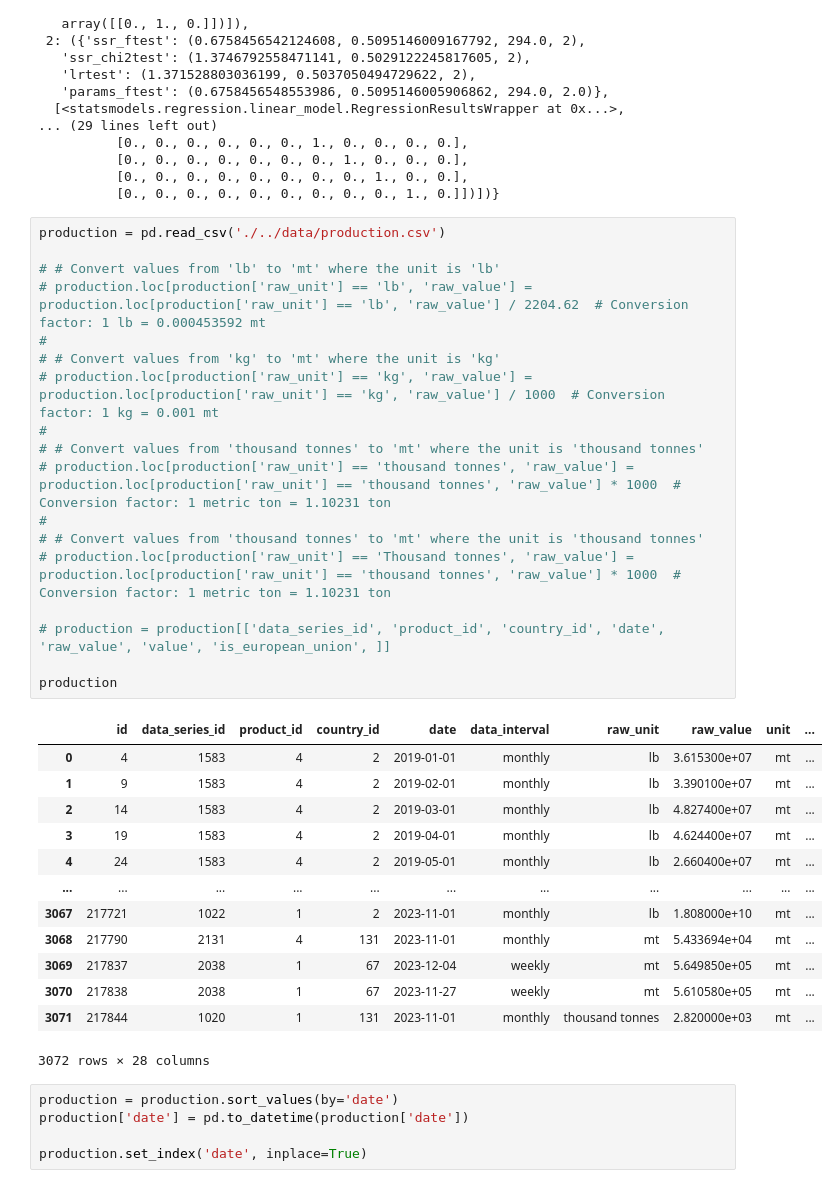
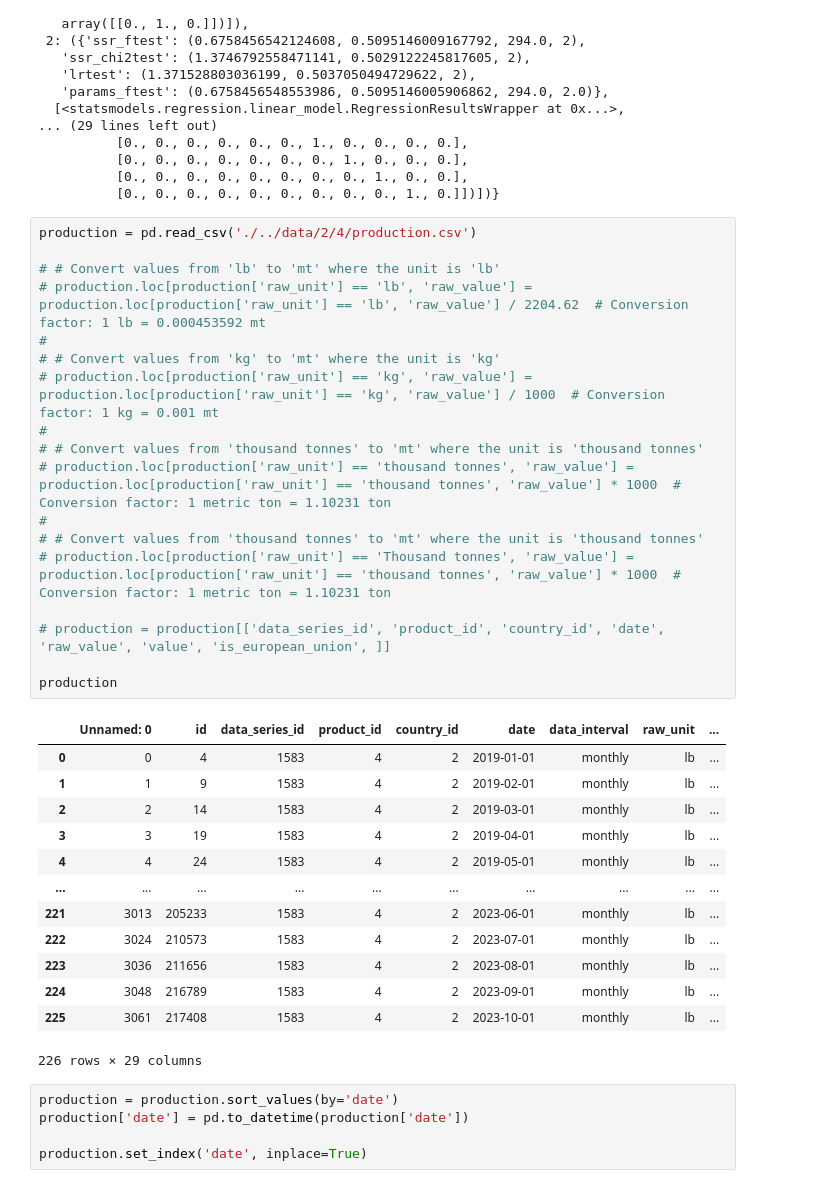
Before and after one commit to elahe-dastan/MilkMarketMaster, a Jupyter notebook: notebooks/demo.ipynb, the cells around one changed output. Cells and saved outputs as stored; diff of their text form.

```diff
--- a/notebooks/demo.ipynb
+++ b/notebooks/demo.ipynb
@@ -304,37 +304,37 @@ result
           [0., 0., 0., 0., 0., 0., 0., 0., 1., 0., 0.],
           [0., 0., 0., 0., 0., 0., 0., 0., 0., 1., 0.]])])}
 # %%
-production = pd.read_csv('./../data/production.csv')
+production = pd.read_csv('./../data/2/4/production.csv')
 
 # # Convert values from 'lb' to 'mt' where the unit is 'lb'
 # production.loc[production['raw_unit'] == 'lb', 'raw_value'] = production.loc[production['raw_unit'] == 'lb', 'raw_value'] / 2204.62  # Conversion factor: 1 lb = 0.000453592 mt
 #
 # # Convert values from 'kg' to 'mt' where the unit is 'kg'
 # production.loc[production['raw_unit'] == 'kg', 'raw_value'] = production.loc[production['raw_unit'] == 'kg', 'raw_value'] / 1000  # Conversion factor: 1 kg = 0.001 mt
 #
 # # Convert values from 'thousand tonnes' to 'mt' where the unit is 'thousand tonnes'
 # production.loc[production['raw_unit'] == 'thousand tonnes', 'raw_value'] = production.loc[production['raw_unit'] == 'thousand tonnes', 'raw_value'] * 1000  # Conversion factor: 1 metric ton = 1.10231 ton
 #
 # # Convert values from 'thousand tonnes' to 'mt' where the unit is 'thousand tonnes'
 # production.loc[production['raw_unit'] == 'Thousand tonnes', 'raw_value'] = production.loc[production['raw_unit'] == 'thousand tonnes', 'raw_value'] * 1000  # Conversion factor: 1 metric ton = 1.10231 ton
 
 # production = production[['data_series_id', 'product_id', 'country_id', 'date', 'raw_value', 'value', 'is_european_union', ]]
 
 production
 # %% [output]
-|  | id | data_series_id | product_id | country_id | date | data_interval | raw_unit | raw_value | unit | ... |
-| 0 | 4 | 1583 | 4 | 2 | 2019-01-01 | monthly | lb | 3.615300e+07 | mt | ... |
-| 1 | 9 | 1583 | 4 | 2 | 2019-02-01 | monthly | lb | 3.390100e+07 | mt | ... |
-| 2 | 14 | 1583 | 4 | 2 | 2019-03-01 | monthly | lb | 4.827400e+07 | mt | ... |
-| 3 | 19 | 1583 | 4 | 2 | 2019-04-01 | monthly | lb | 4.624400e+07 | mt | ... |
-| 4 | 24 | 1583 | 4 | 2 | 2019-05-01 | monthly | lb | 2.660400e+07 | mt | ... |
-| ... | ... | ... | ... | ... | ... | ... | ... | ... | ... | ... |
-| 3067 | 217721 | 1022 | 1 | 2 | 2023-11-01 | monthly | lb | 1.808000e+10 | mt | ... |
-| 3068 | 217790 | 2131 | 4 | 131 | 2023-11-01 | monthly | mt | 5.433694e+04 | mt | ... |
-| 3069 | 217837 | 2038 | 1 | 67 | 2023-12-04 | weekly | mt | 5.649850e+05 | mt | ... |
-| 3070 | 217838 | 2038 | 1 | 67 | 2023-11-27 | weekly | mt | 5.610580e+05 | mt | ... |
-| 3071 | 217844 | 1020 | 1 | 131 | 2023-11-01 | monthly | thousand tonnes | 2.820000e+03 | mt | ... |
+|  | Unnamed: 0 | id | data_series_id | product_id | country_id | date | data_interval | raw_unit | ... |
+| 0 | 0 | 4 | 1583 | 4 | 2 | 2019-01-01 | monthly | lb | ... |
+| 1 | 1 | 9 | 1583 | 4 | 2 | 2019-02-01 | monthly | lb | ... |
+| 2 | 2 | 14 | 1583 | 4 | 2 | 2019-03-01 | monthly | lb | ... |
+| 3 | 3 | 19 | 1583 | 4 | 2 | 2019-04-01 | monthly | lb | ... |
+| 4 | 4 | 24 | 1583 | 4 | 2 | 2019-05-01 | monthly | lb | ... |
+| ... | ... | ... | ... | ... | ... | ... | ... | ... | ... |
+| 221 | 3013 | 205233 | 1583 | 4 | 2 | 2023-06-01 | monthly | lb | ... |
+| 222 | 3024 | 210573 | 1583 | 4 | 2 | 2023-07-01 | monthly | lb | ... |
+| 223 | 3036 | 211656 | 1583 | 4 | 2 | 2023-08-01 | monthly | lb | ... |
+| 224 | 3048 | 216789 | 1583 | 4 | 2 | 2023-09-01 | monthly | lb | ... |
+| 225 | 3061 | 217408 | 1583 | 4 | 2 | 2023-10-01 | monthly | lb | ... |
-3072 rows × 28 columns
+226 rows × 29 columns
 # %%
 production = production.sort_values(by='date')
 production['date'] = pd.to_datetime(production['date'])
```
Also changed, not shown: parts of 2 cells of this notebook, 2 other files.
